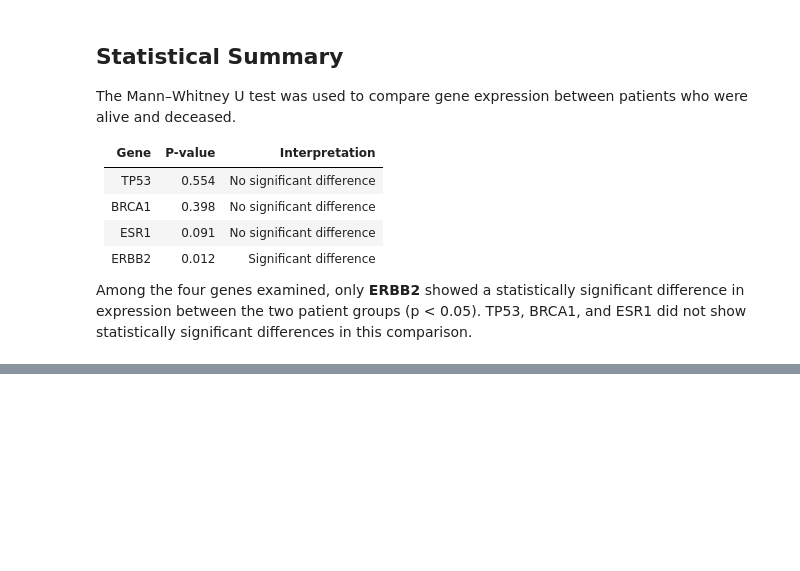
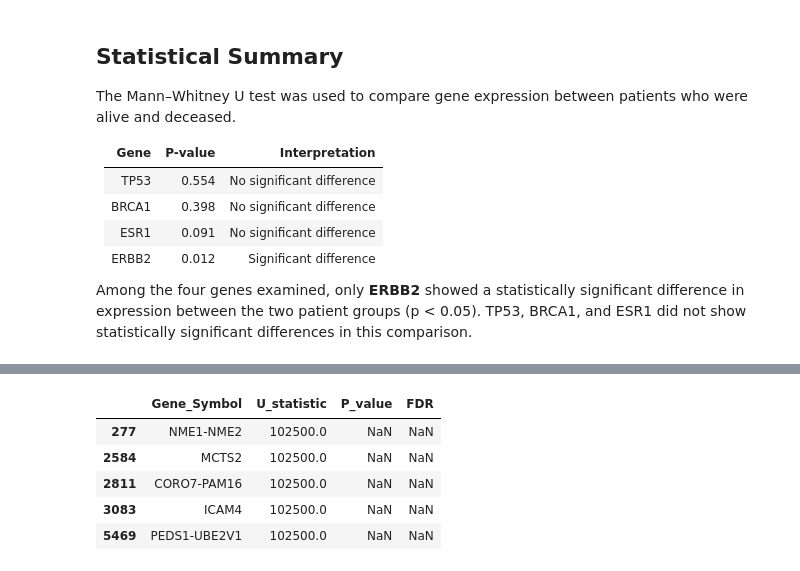
Before and after one commit to palrabheru/tcga-biomarker-discovery, a Jupyter notebook: notebooks/biomarker_analysis.ipynb, the cells around one changed output, grey strips where cells are left out. Drawn from its saved outputs; the diff is of its cells as text; code cells hidden in the pictures; blank space fills up the shorter version.

```diff
--- a/notebooks/biomarker_analysis.ipynb
+++ b/notebooks/biomarker_analysis.ipynb
@@ -851,0 +972,10 @@ Among the four genes examined, only **ERBB2** showed a statistically significant
+# %%
+results_df["P_value"].describe()
+results_df[results_df["P_value"].isna()].head()
+# %% [output]
+|  | Gene_Symbol | U_statistic | P_value | FDR |
+| 277 | NME1-NME2 | 102500.0 | NaN | NaN |
+| 2584 | MCTS2 | 102500.0 | NaN | NaN |
+| 2811 | CORO7-PAM16 | 102500.0 | NaN | NaN |
+| 3083 | ICAM4 | 102500.0 | NaN | NaN |
+| 5469 | PEDS1-UBE2V1 | 102500.0 | NaN | NaN |
```
Also changed, not shown: parts of 12 cells of this notebook, 1 other file.
